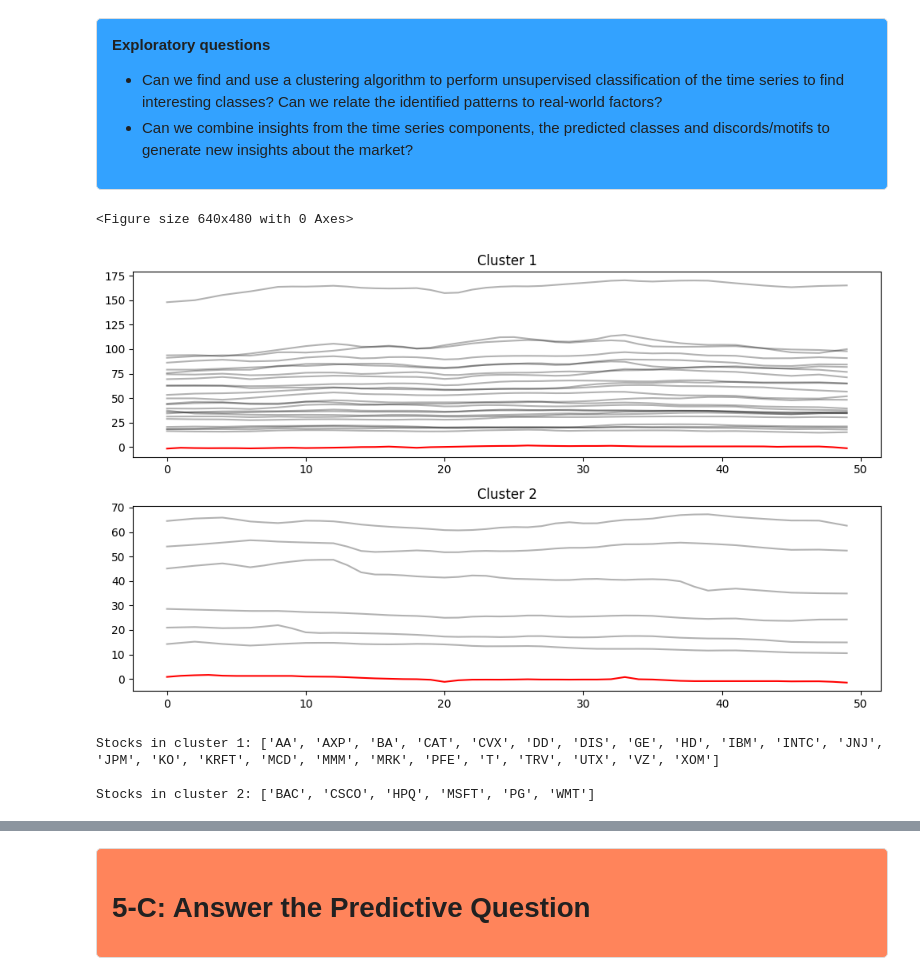
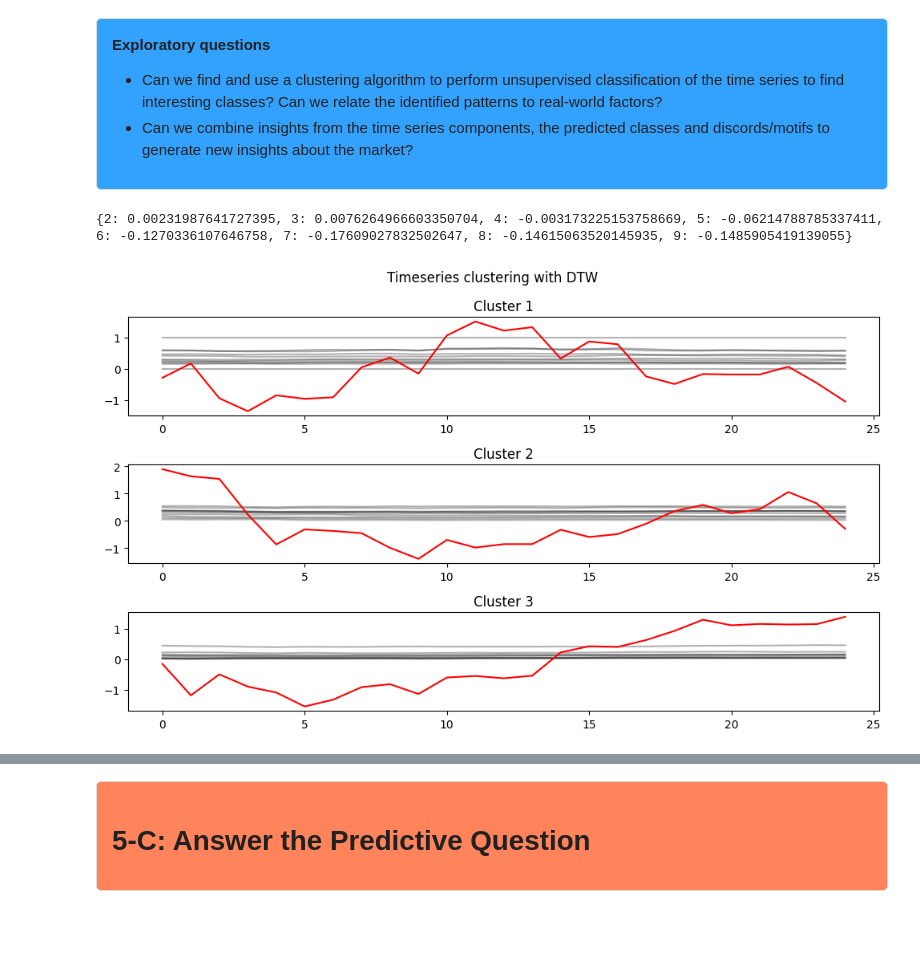
Before and after one commit to Victor-L-Almgren/Collaboration-Repo, a Jupyter notebook: Final_notebook.ipynb, the cells around one changed output, grey strips where cells are left out. Saved outputs shown, nothing was run; the diff lists cells and outputs as text; code cells hidden in the pictures; blank space fills up the shorter version.

Commit message:
new timeseries clusering

```diff
--- a/Final_notebook.ipynb
+++ b/Final_notebook.ipynb
@@ -481,66 +482,53 @@ Anomaly period 3 starts 2011-02-04 and ends 2011-03-11
 # %%
 # Timeseries clustering with Dynamic timewarping to compare and find similar stocks
 
-# Used ChatGPT for the preprocessing since we could not figure out the ducomentation on our own.
+# Used ChatGPT for the preprocessing since we could not figure out the ducomentation of cumcount() and pivot() on our own.
 all_stocks = dow_jones[['stock', 'close']]
 all_stocks = pd.DataFrame(all_stocks)
 all_stocks["group"] = all_stocks.groupby("stock").cumcount()
 pivoted_df = all_stocks.pivot(index="group", columns="stock", values="close")
 pivoted_df.reset_index(drop=True, inplace=True)
 pivoted_df = pivoted_df.T
-X_train_clsuter = pivoted_df.to_numpy().reshape(pivoted_df.shape[0], pivoted_df.shape[1], 1)
+sacler = MinMaxScaler()
+pivoted_arr = scaler.fit_transform(pivoted_df)
+X_train_clsuter = pivoted_arr.reshape(pivoted_arr.shape[0], pivoted_arr.shape[1], 1)
 
-X_train_clsuter = TimeSeriesResampler(sz=50).fit_transform(X_train_clsuter)
+X_train_clsuter = TimeSeriesResampler(sz=25).fit_transform(X_train_clsuter)
 X_train_cluster= TimeSeriesScalerMeanVariance().fit_transform(X_train_clsuter)
 
 # Creating a function to find the lowest average silhuette score
 def find_optimal_k(data, clusters):
     sil_scores = {}
     for n_clusters in clusters:
         model = TimeSeriesKMeans(n_clusters=n_clusters, metric="dtw", random_state=42)
         y_pred = model.fit_predict(data)
         distance_matrix = cdist_dtw(X_train_cluster)
 
         # Compute and store the silhuette scores
         sil_avg = silhouette_score(distance_matrix, y_pred,  metric="precomputed")
         sil_scores[n_clusters] = sil_avg
-    optimal_k = max(sil_scores, key=sil_scores.get)
-    return optimal_k, min(sil_scores.values())
+    return sil_scores
 
 # Calling the function to find the optimal k
 n_clusters_to_try = range(2, 10, 1)
-optimal_k, avg_sil_score = find_optimal_k(X_train_clsuter, n_clusters_to_try)
+sil_scores = find_optimal_k(X_train_clsuter, n_clusters_to_try)
+print(sil_scores)
 
 # Creating the model and making a preduction
 final_model = TimeSeriesKMeans(n_clusters=optimal_k, metric="dtw", random_state=42)
 y_pred = final_model.fit_predict(X_train_cluster)
 
 # Plotting taken from the TSLearn documentation
-plt.clf()
 plt.figure(figsize=(10, 6))
+plt.suptitle('Timeseries clustering with DTW')
 for yi in range(optimal_k):
     plt.subplot(optimal_k, 1, 1 + yi)
     for xx in X_train_clsuter[y_pred == yi]:
         plt.plot(xx.ravel(), "k-", alpha=.3)
     plt.plot(final_model.cluster_centers_[yi].ravel(), color="red")
     plt.title("Cluster %d" % (yi + 1))
 plt.tight_layout()
 plt.show()
-
-# Checking which stocks are clustererd together
-cluster1 = []
-cluster2 = []
-for stock, label in zip(pivoted_df.index, final_model.labels_):
-    if label==1:
-        cluster2.append(stock)
-    else:
-        cluster1.append(stock)
-
-print(f'\nStocks in cluster 1: {cluster1}')
-print(f'\nStocks in cluster 2: {cluster2}')
 # %% [output]
-<Figure size 640x480 with 0 Axes>
+{2: 0.00231987641727395, 3: 0.0076264966603350704, 4: -0.003173225153758669, 5: -0.06214788785337411, 6: -0.1270336107646758, 7: -0.17609027832502647, 8: -0.14615063520145935, 9: -0.1485905419139055}
-[figure, old version]
+[figure, new version]
-Stocks in cluster 1: ['AA', 'AXP', 'BA', 'CAT', 'CVX', 'DD', 'DIS', 'GE', 'HD', 'IBM', 'INTC', 'JNJ', 'JPM', 'KO', 'KRFT', 'MCD', 'MMM', 'MRK', 'PFE', 'T', 'TRV', 'UTX', 'VZ', 'XOM']
-
-Stocks in cluster 2: ['BAC', 'CSCO', 'HPQ', 'MSFT', 'PG', 'WMT']
```
Also changed, not shown: parts of 5 cells of this notebook.
